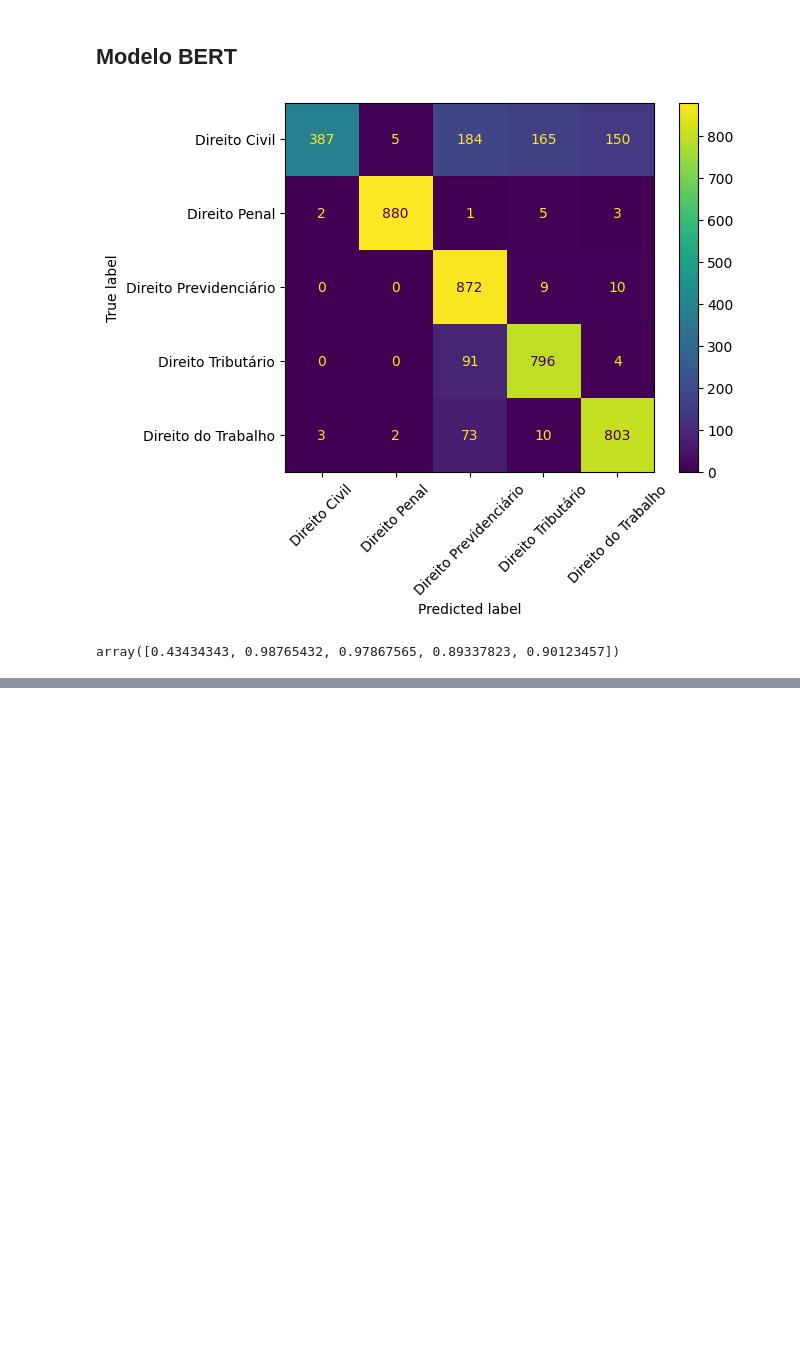
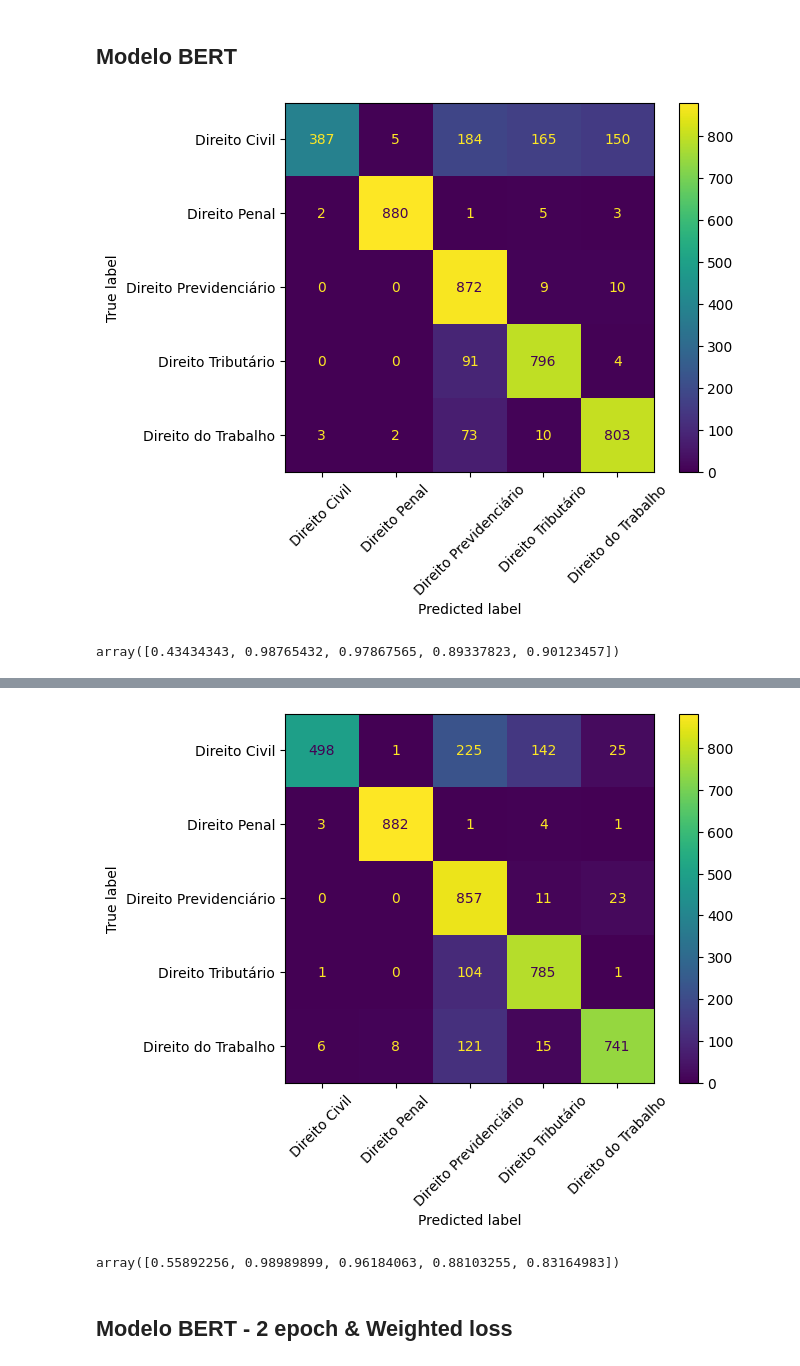
Before and after one commit to lucasbalponti/classificacao-ementas-processos, a Jupyter notebook: randomforest novos 891.ipynb, the cells around one changed output, grey strips where cells are left out. Saved outputs shown, nothing was run; the diff lists cells and outputs as text; code cells hidden in the pictures; blank space fills up the shorter version.

```diff
--- a/randomforest novos 891.ipynb
+++ b/randomforest novos 891.ipynb
@@ -207,0 +217,20 @@ with open(r'df-novos891-result.pickle', 'wb') as pickledfile:
+# %%
+result5 = [pipe5(df['Texto tratado'][i],
+                **{'max_length': 512, 'truncation':'only_first'},
+                top_k=None) for i in range(len(df))]
+# %%
+result5n = [max(row, key = lambda i: i['score'])['label'][-1] for row in result5]
+# %%
+result5_label = np.array([list(le_name_mapping.keys())[list(le_name_mapping.values()).index(int(i))] for i in result5n])
+# %%
+cm5 = confusion_matrix(np.array(df['Assunto']), result5_label, labels = list(le_name_mapping.keys()))
+# %%
+disp5 = ConfusionMatrixDisplay(cm5, display_labels = list(le_name_mapping.keys()))
+disp5.plot(xticks_rotation=45.0)
+plt.show()
+# %% [output]
+[figure, added]
+# %%
+cm5.diagonal()/cm5.sum(axis=1)
+# %% [output]
+array([0.55892256, 0.98989899, 0.96184063, 0.88103255, 0.83164983])
@@ -207,0 +248,2 @@ with open(r'df-novos891-result.pickle', 'wb') as pickledfile:
+# %% [markdown]
+<h2>Modelo BERT - 2 epoch & Weighted loss</h2>
```
Also changed, not shown: parts of 19 cells of this notebook, 10 other files.
